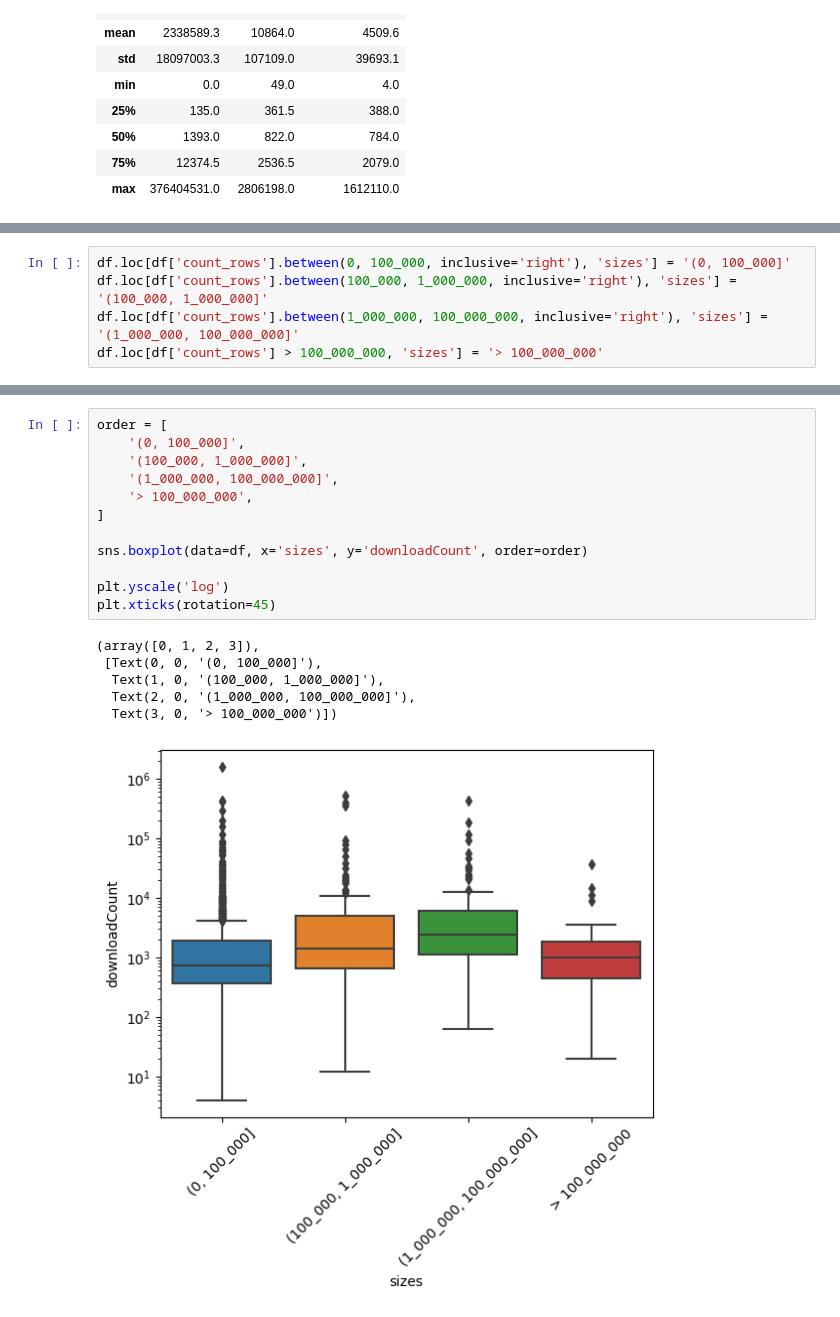
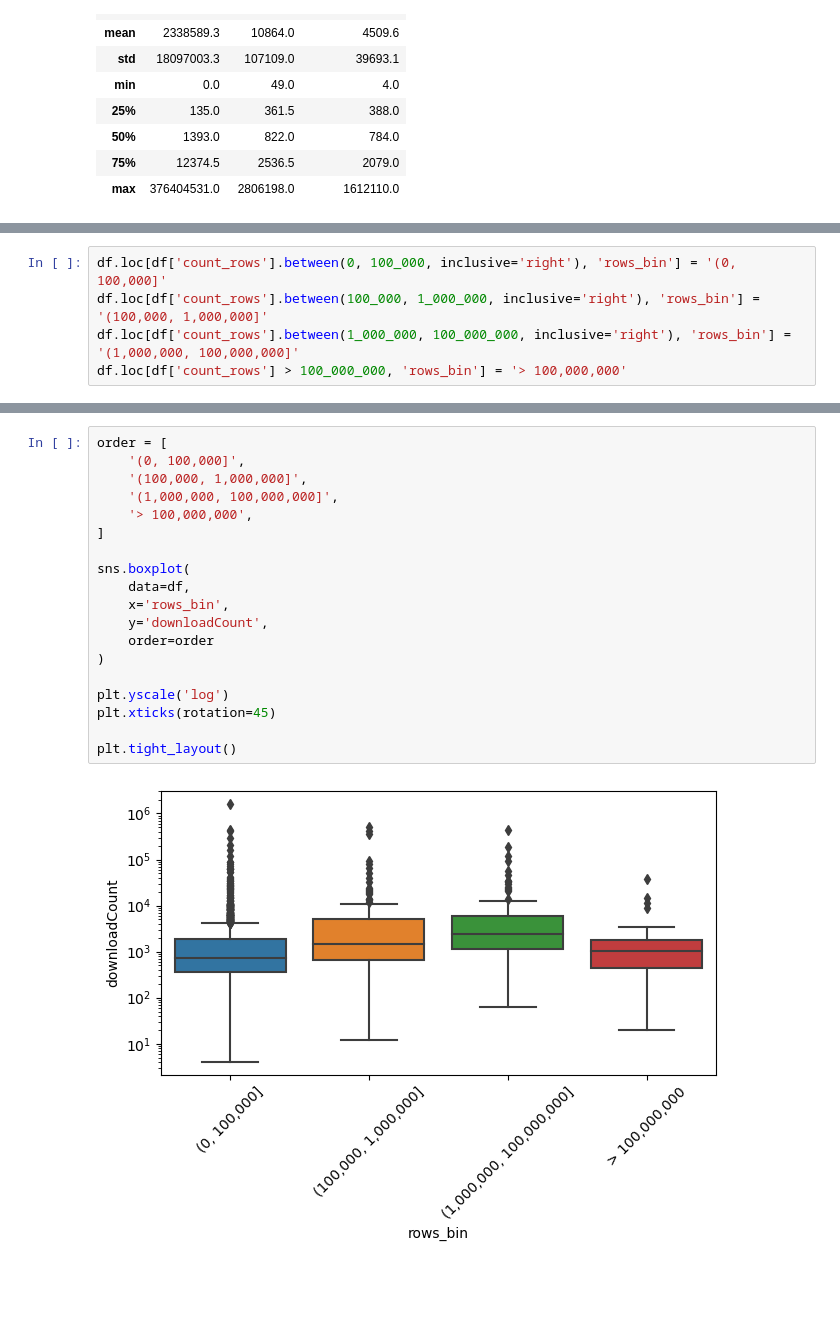
Before and after one commit to mebauer/nyc-open-bigdata, a Jupyter notebook: analysis.ipynb, the cells around one changed output, grey strips where cells are left out. Cells and saved outputs as stored; diff of their text form; blank space fills up the shorter version.

```diff
--- a/analysis.ipynb
+++ b/analysis.ipynb
@@ -490,6 +523,6 @@ plt.tight_layout()
 # %%
-df.loc[df['count_rows'].between(0, 100_000, inclusive='right'), 'sizes'] = '(0, 100_000]'
-df.loc[df['count_rows'].between(100_000, 1_000_000, inclusive='right'), 'sizes'] = '(100_000, 1_000_000]'
-df.loc[df['count_rows'].between(1_000_000, 100_000_000, inclusive='right'), 'sizes'] = '(1_000_000, 100_000_000]'
-df.loc[df['count_rows'] > 100_000_000, 'sizes'] = '> 100_000_000'
+df.loc[df['count_rows'].between(0, 100_000, inclusive='right'), 'rows_bin'] = '(0, 100,000]'
+df.loc[df['count_rows'].between(100_000, 1_000_000, inclusive='right'), 'rows_bin'] = '(100,000, 1,000,000]'
+df.loc[df['count_rows'].between(1_000_000, 100_000_000, inclusive='right'), 'rows_bin'] = '(1,000,000, 100,000,000]'
+df.loc[df['count_rows'] > 100_000_000, 'rows_bin'] = '> 100,000,000'
 # %%
@@ -547,19 +558,21 @@ plt.xticks(rotation=45)
 # %%
 order = [
-    '(0, 100_000]',
-    '(100_000, 1_000_000]',
-    '(1_000_000, 100_000_000]',
-    '> 100_000_000',
+    '(0, 100,000]',
+    '(100,000, 1,000,000]',
+    '(1,000,000, 100,000,000]',
+    '> 100,000,000',
 ]
 
-sns.boxplot(data=df, x='sizes', y='downloadCount', order=order)
+sns.boxplot(
+    data=df,
+    x='rows_bin',
+    y='downloadCount',
+    order=order
+)
 
 plt.yscale('log')
 plt.xticks(rotation=45)
+
+plt.tight_layout()
 # %% [output]
-(array([0, 1, 2, 3]),
- [Text(0, 0, '(0, 100_000]'),
-  Text(1, 0, '(100_000, 1_000_000]'),
-  Text(2, 0, '(1_000_000, 100_000_000]'),
-  Text(3, 0, '> 100_000_000')])
-[figure, old version]
+[figure, new version]
```
Also changed, not shown: parts of 13 cells of this notebook, 1 other file.
